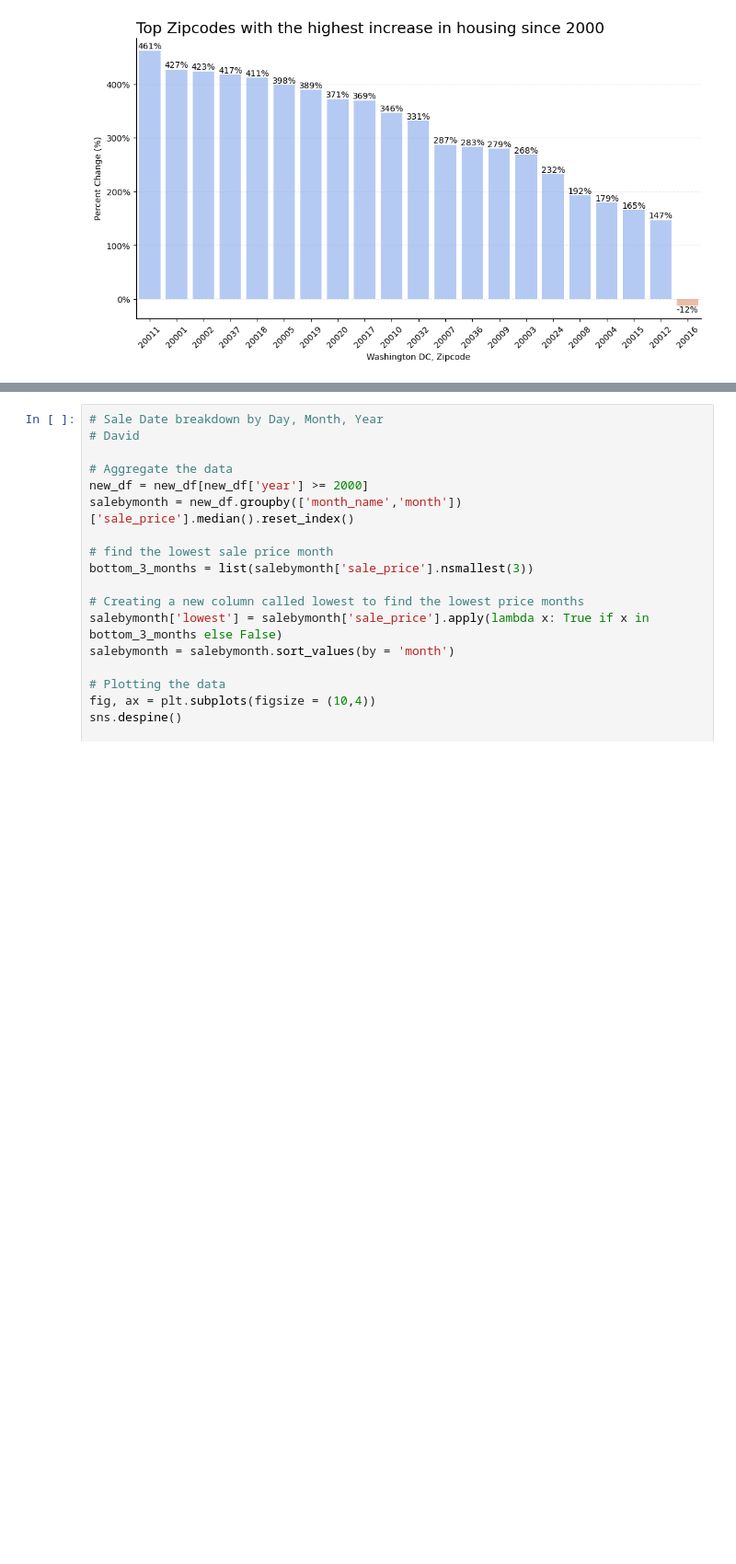
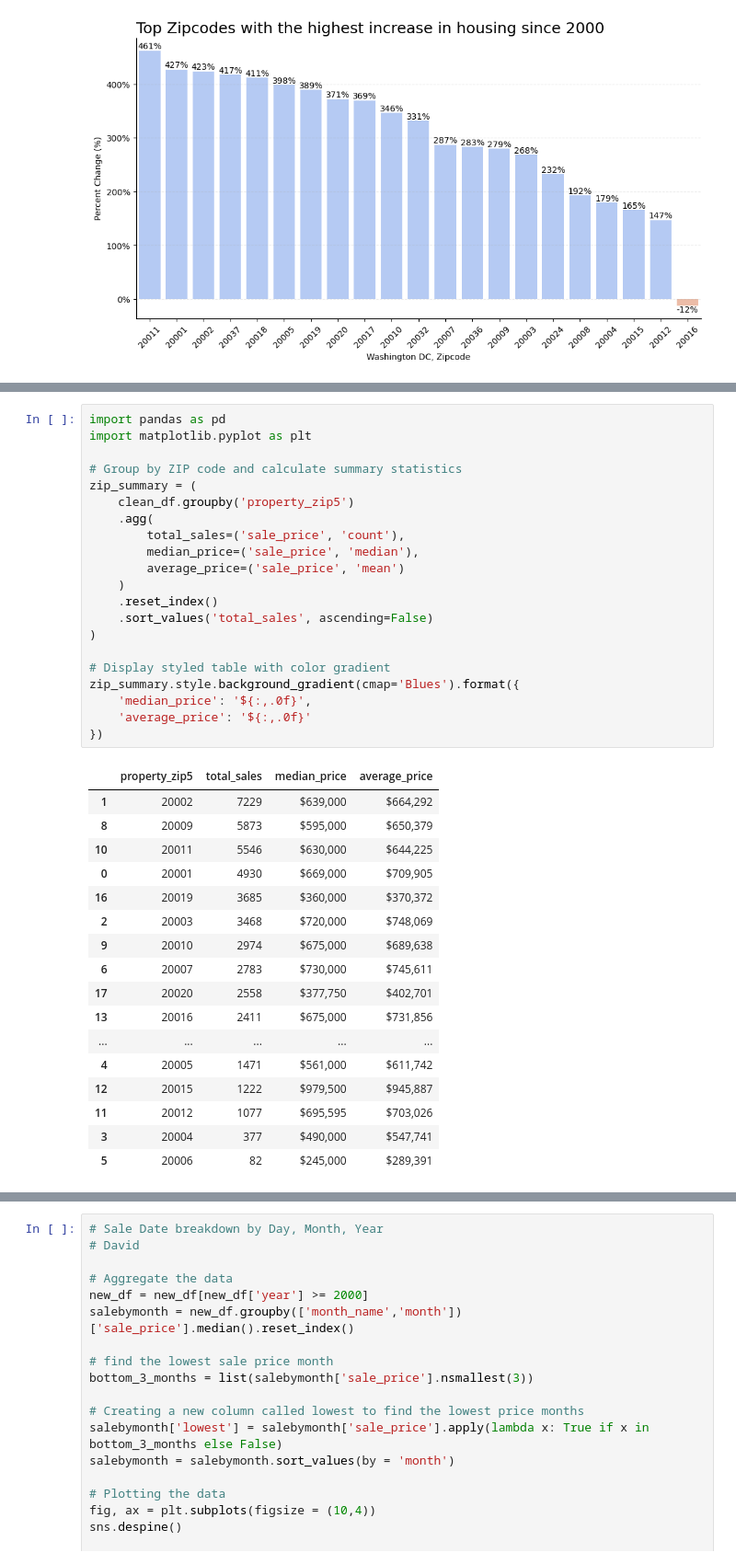
Before and after one commit to sierraperezdavid31/CIS9650-DC-Sales, a Jupyter notebook: Group_Project_15.ipynb, the cells around one changed output, grey strips where cells are left out. Shown at 92% size. Cells and saved outputs as stored; diff of their text form; blank space fills up the shorter version.

```diff
--- a/Group_Project_15.ipynb
+++ b/Group_Project_15.ipynb
@@ -416,0 +800,39 @@ plt.show()
+# %%
+import pandas as pd
+import matplotlib.pyplot as plt
+
+# Group by ZIP code and calculate summary statistics
+zip_summary = (
+    clean_df.groupby('property_zip5')
+    .agg(
+        total_sales=('sale_price', 'count'),
+        median_price=('sale_price', 'median'),
+        average_price=('sale_price', 'mean')
+    )
+    .reset_index()
+    .sort_values('total_sales', ascending=False)
+)
+
+# Display styled table with color gradient
+zip_summary.style.background_gradient(cmap='Blues').format({
+    'median_price': '${:,.0f}',
+    'average_price': '${:,.0f}'
+})
+# %% [output]
+|  | property_zip5 | total_sales | median_price | average_price |
+| 1 | 20002 | 7229 | $639,000 | $664,292 |
+| 8 | 20009 | 5873 | $595,000 | $650,379 |
+| 10 | 20011 | 5546 | $630,000 | $644,225 |
+| 0 | 20001 | 4930 | $669,000 | $709,905 |
+| 16 | 20019 | 3685 | $360,000 | $370,372 |
+| 2 | 20003 | 3468 | $720,000 | $748,069 |
+| 9 | 20010 | 2974 | $675,000 | $689,638 |
+| 6 | 20007 | 2783 | $730,000 | $745,611 |
+| 17 | 20020 | 2558 | $377,750 | $402,701 |
+| 13 | 20016 | 2411 | $675,000 | $731,856 |
+| ... | ... | ... | ... | ... |
+| 4 | 20005 | 1471 | $561,000 | $611,742 |
+| 12 | 20015 | 1222 | $979,500 | $945,887 |
+| 11 | 20012 | 1077 | $695,595 | $703,026 |
+| 3 | 20004 | 377 | $490,000 | $547,741 |
+| 5 | 20006 | 82 | $245,000 | $289,391 |
```
Also changed, not shown: parts of 9 cells of this notebook.
